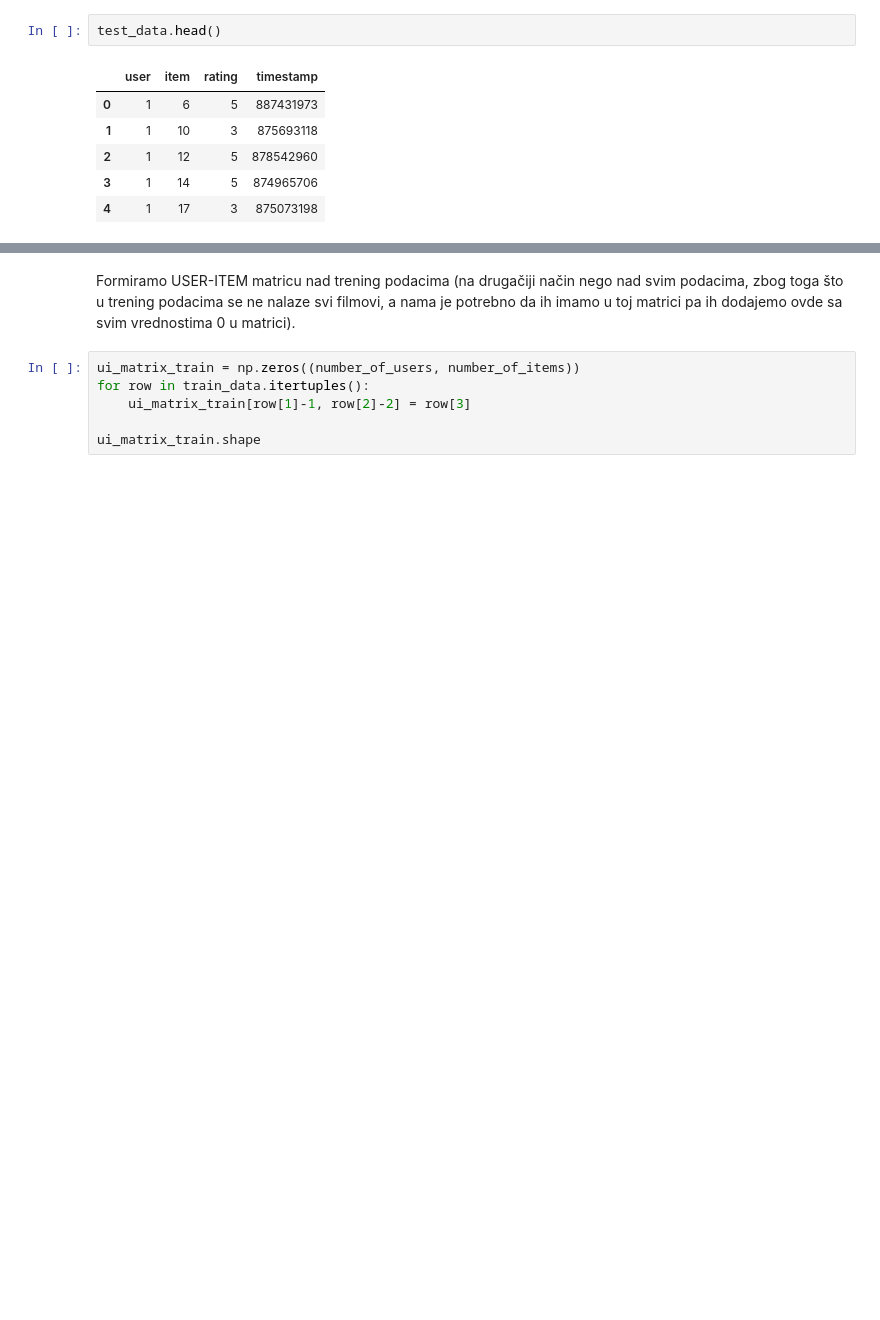
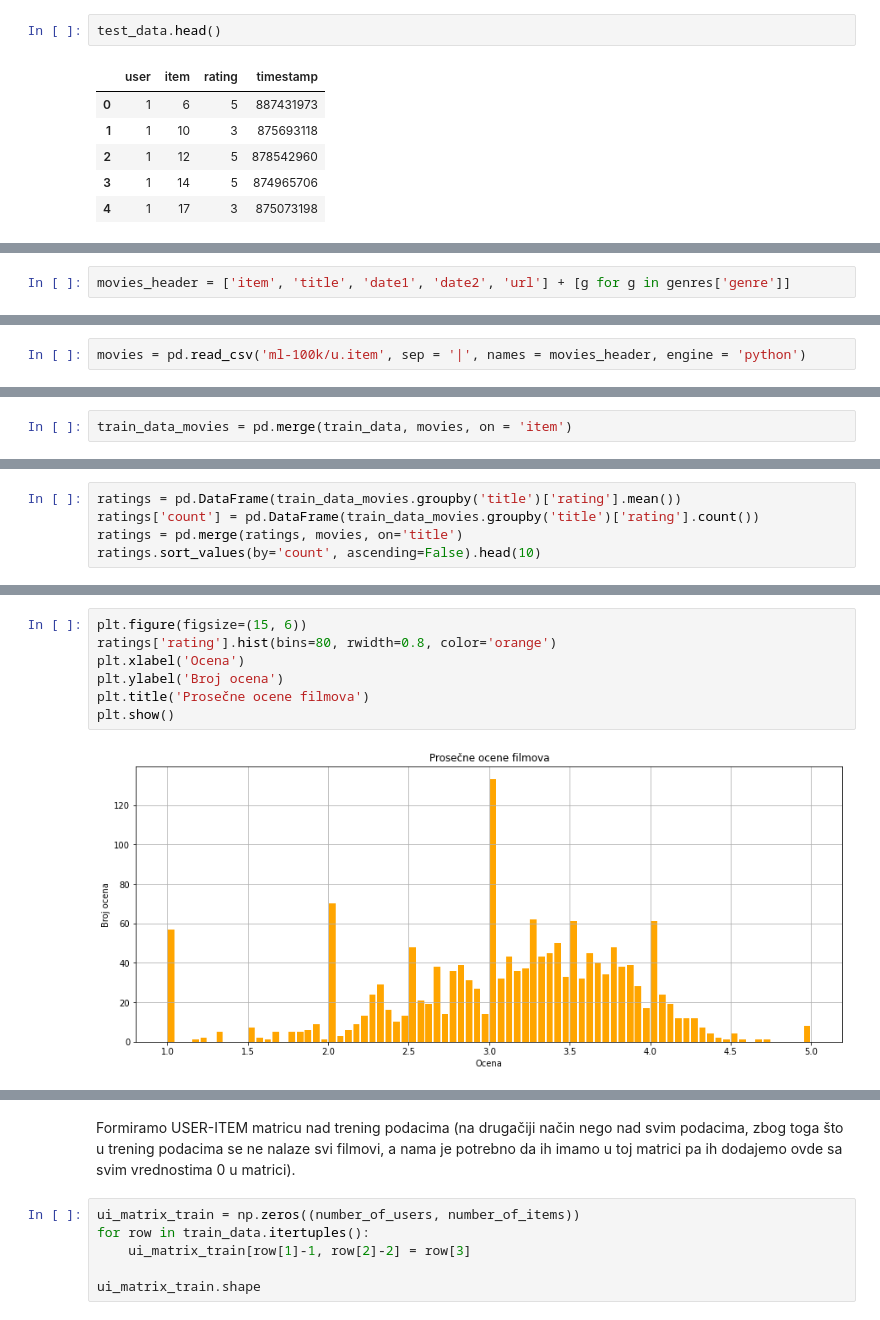
Before and after one commit to VladanaDjordjevic/Collaborative-Filtering-Covariance-Matrix, a Jupyter notebook: MovieLens 100K.ipynb, the cells around one changed output, grey strips where cells are left out. Cells and saved outputs as stored; diff of their text form; blank space fills up the shorter version.

Commit message:
added visualization to 100k and implemented algorithm and needed metrics

```diff
--- a/MovieLens 100K.ipynb
+++ b/MovieLens 100K.ipynb
@@ -127,0 +136,2 @@ test_data.head()
+# %%
+movies_header = ['item', 'title', 'date1', 'date2', 'url'] + [g for g in genres['genre']]
@@ -127,0 +158,2 @@ test_data.head()
+# %%
+movies = pd.read_csv('ml-100k/u.item', sep = '|', names = movies_header, engine = 'python')
@@ -127,0 +183,2 @@ test_data.head()
+# %%
+train_data_movies = pd.merge(train_data, movies, on = 'item')
@@ -127,0 +225,5 @@ test_data.head()
+# %%
+ratings = pd.DataFrame(train_data_movies.groupby('title')['rating'].mean())
+ratings['count'] = pd.DataFrame(train_data_movies.groupby('title')['rating'].count())
+ratings = pd.merge(ratings, movies, on='title')
+ratings.sort_values(by='count', ascending=False).head(10)
@@ -127,0 +243,9 @@ test_data.head()
+# %%
+plt.figure(figsize=(15, 6))
+ratings['rating'].hist(bins=80, rwidth=0.8, color='orange')
+plt.xlabel('Ocena')
+plt.ylabel('Broj ocena')
+plt.title('Prosečne ocene filmova')
+plt.show()
+# %% [output]
+[figure, added]
```
Also changed, not shown: parts of 17 cells of this notebook, 1 other file.
